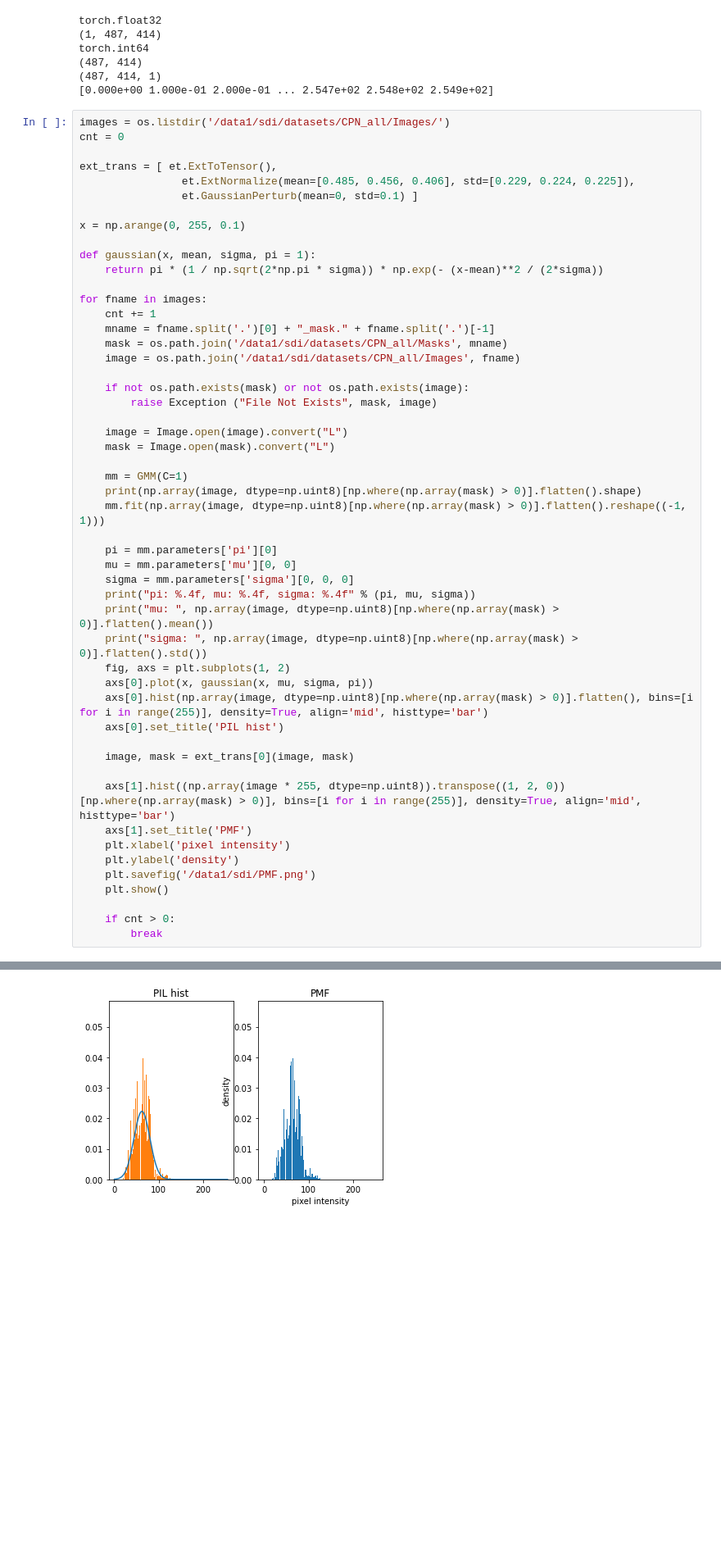
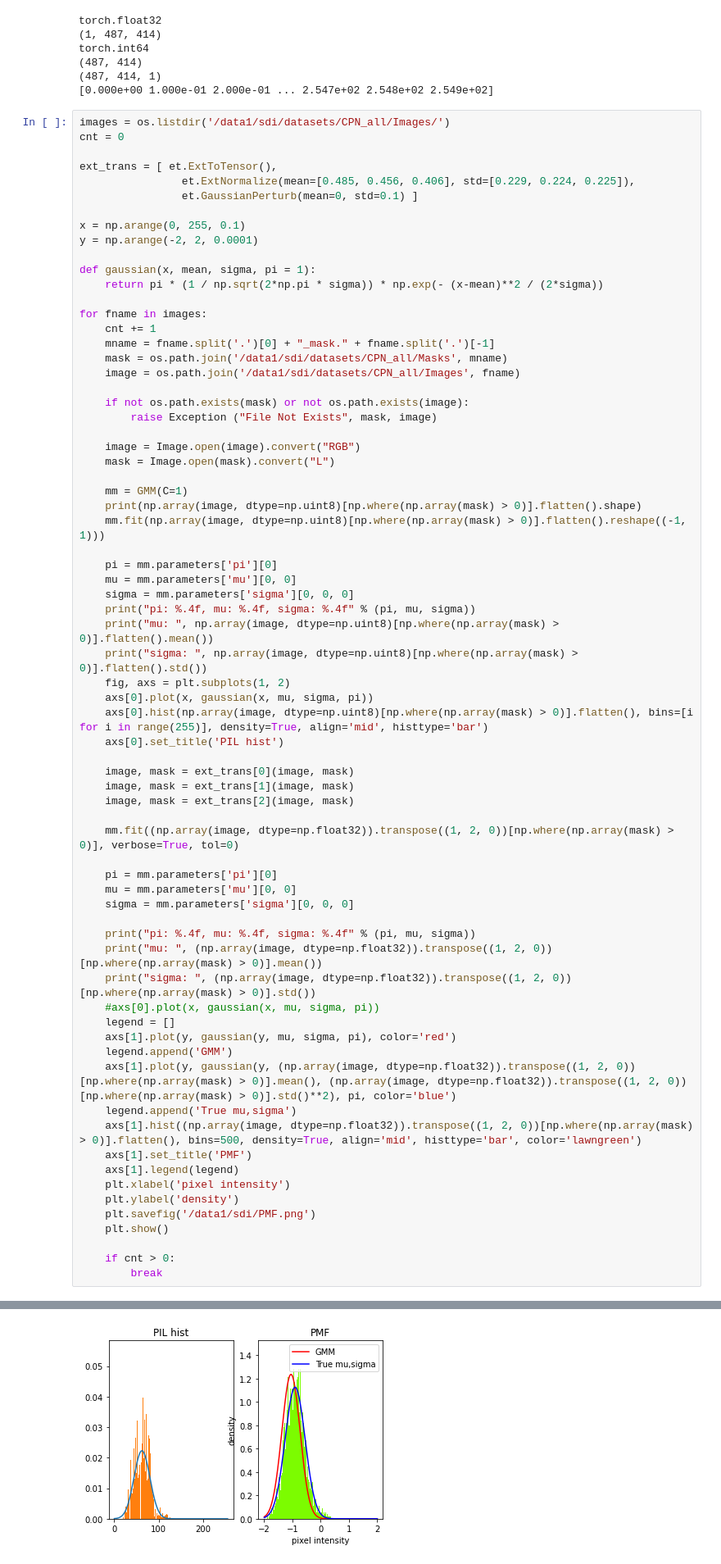
Before and after one commit to DongDong500/CPNKDv2, a Jupyter notebook: pallete_trans-hist.ipynb, the cells around one changed output, grey strips where cells are left out. Shown: that part at 82% size. Cells and saved outputs as stored; diff of their text form; blank space fills up the shorter version.

```diff
--- a/pallete_trans-hist.ipynb
+++ b/pallete_trans-hist.ipynb
@@ -76,6 +76,7 @@ ext_trans = [ et.ExtToTensor(),
                 et.GaussianPerturb(mean=0, std=0.1) ]
 
 x = np.arange(0, 255, 0.1)
+y = np.arange(-2, 2, 0.0001)
 
 def gaussian(x, mean, sigma, pi = 1):
     return pi * (1 / np.sqrt(2*np.pi * sigma)) * np.exp(- (x-mean)**2 / (2*sigma))
@@ -89,7 +90,7 @@ for fname in images:
     if not os.path.exists(mask) or not os.path.exists(image):
         raise Exception ("File Not Exists", mask, image)
 
-    image = Image.open(image).convert("L")
+    image = Image.open(image).convert("RGB")
     mask = Image.open(mask).convert("L")
 
     mm = GMM(C=1)
@@ -108,9 +109,27 @@ for fname in images:
     axs[0].set_title('PIL hist')
 
     image, mask = ext_trans[0](image, mask)
+    image, mask = ext_trans[1](image, mask)
+    image, mask = ext_trans[2](image, mask)
 
-    axs[1].hist((np.array(image * 255, dtype=np.uint8)).transpose((1, 2, 0))[np.where(np.array(mask) > 0)], bins=[i for i in range(255)], density=True, align='mid', histtype='bar')
+    mm.fit((np.array(image, dtype=np.float32)).transpose((1, 2, 0))[np.where(np.array(mask) > 0)], verbose=True, tol=0)
+
+    pi = mm.parameters['pi'][0]
+    mu = mm.parameters['mu'][0, 0]
+    sigma = mm.parameters['sigma'][0, 0, 0]
+
+    print("pi: %.4f, mu: %.4f, sigma: %.4f" % (pi, mu, sigma))
+    print("mu: ", (np.array(image, dtype=np.float32)).transpose((1, 2, 0))[np.where(np.array(mask) > 0)].mean())
+    print("sigma: ", (np.array(image, dtype=np.float32)).transpose((1, 2, 0))[np.where(np.array(mask) > 0)].std())
+    #axs[0].plot(x, gaussian(x, mu, sigma, pi))
+    legend = []
+    axs[1].plot(y, gaussian(y, mu, sigma, pi), color='red')
+    legend.append('GMM')
+    axs[1].plot(y, gaussian(y, (np.array(image, dtype=np.float32)).transpose((1, 2, 0))[np.where(np.array(mask) > 0)].mean(), (np.array(image, dtype=np.float32)).transpose((1, 2, 0))[np.where(np.array(mask) > 0)].std()**2), pi, color='blue')
+    legend.append('True mu,sigma')
+    axs[1].hist((np.array(image, dtype=np.float32)).transpose((1, 2, 0))[np.where(np.array(mask) > 0)].flatten(), bins=500, density=True, align='mid', histtype='bar', color='lawngreen')
     axs[1].set_title('PMF')
+    axs[1].legend(legend)
     plt.xlabel('pixel intensity')
     plt.ylabel('density')
     plt.savefig('/data1/sdi/PMF.png')
@@ -126 +150 @@ sigma:  17.91026865774468
-[figure, old version]
+[figure, new version]
```
Also changed, not shown: parts of 4 cells of this notebook.
